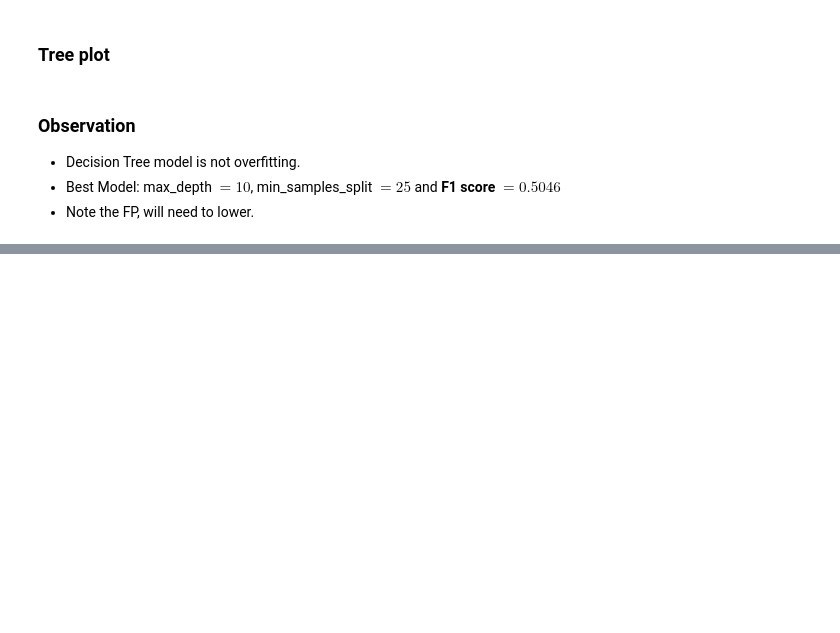
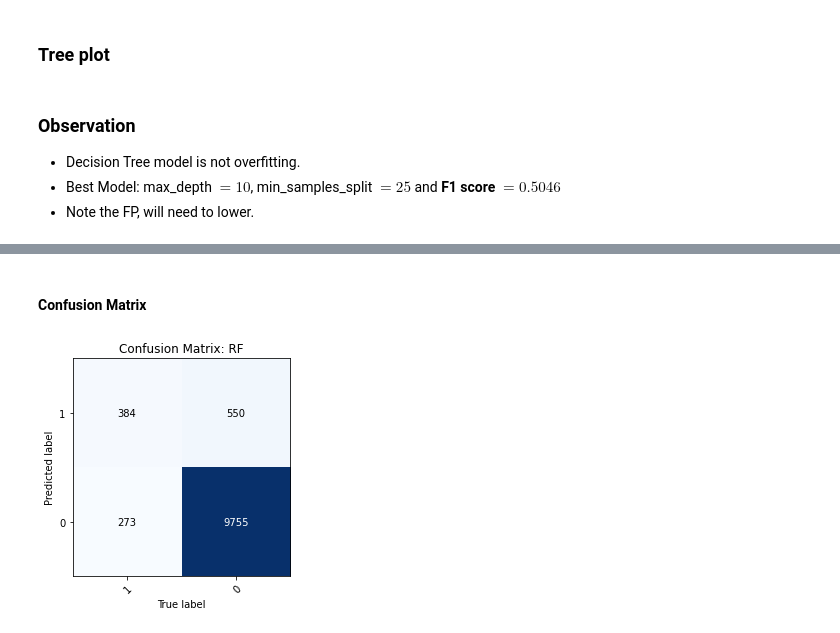
Before and after one commit to gunnerVivek/Employee-Promotion, a Jupyter notebook: 3-models.ipynb, the cells around one changed output, grey strips where cells are left out. Cells and saved outputs as stored; diff of their text form; code cells hidden in the pictures; blank space fills up the shorter version.

```diff
--- a/3-models.ipynb
+++ b/3-models.ipynb
@@ -610,0 +815,17 @@ plt.show()
+# %%
+# Tuned Random Forest
+# n_estimators : 350
+# min_samples_split : 5
+# max_samples : 0.4
+# max_depth : 50
+
+RF_tuned = RandomForestClassifier(n_estimators = 350, min_samples_split = 5,
+                                  max_depth =50, max_samples = 0.4,
+                                  class_weight='balanced', random_state=1)
+RF_tuned = RF_tuned.fit(X_oneHot.loc[train_index.values.flatten(),:], y[train_index.values.flatten()])
+# %%
+# calibrate the DT model
+RF_calibarted = CalibratedClassifierCV(base_estimator=RF_tuned, cv='prefit')
+RF_calibarted = RF_calibarted.fit(X_oneHot.loc[train_index.values.flatten(),:], y[train_index.values.flatten()])
+# %%
+y_pred = RF_calibarted.predict(X_oneHot.loc[validate_index.values.flatten(),:])
@@ -610,0 +841,6 @@ plt.show()
+# %% [markdown]
+#### Confusion Matrix
+# %%
+plot_confusion_matrix(y[validate_index.values.flatten()], y_pred, RF_calibarted.classes_, title='Confusion Matrix: RF')
+# %% [output]
+[figure, added]
```
Also changed, not shown: parts of 26 cells of this notebook.
